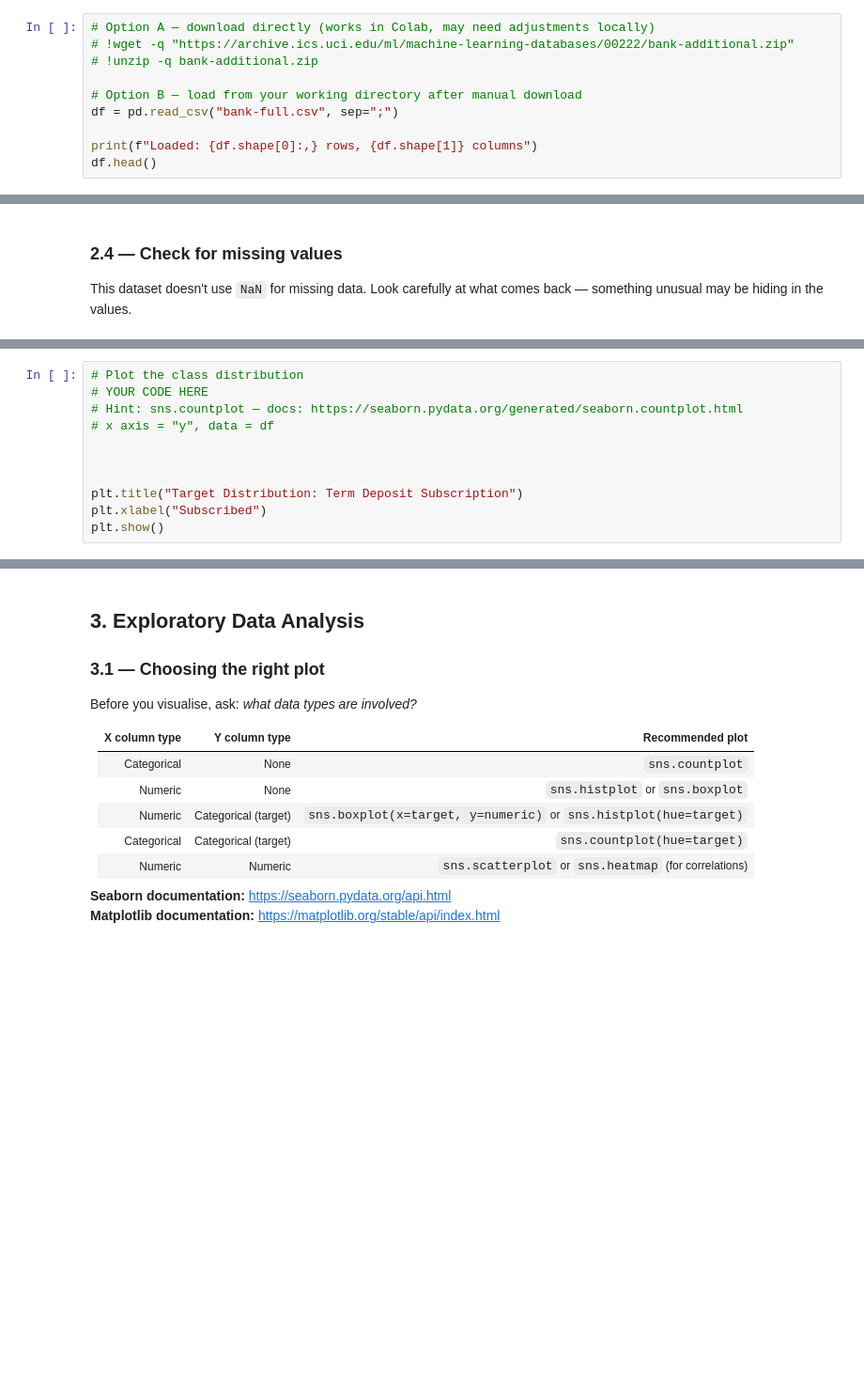
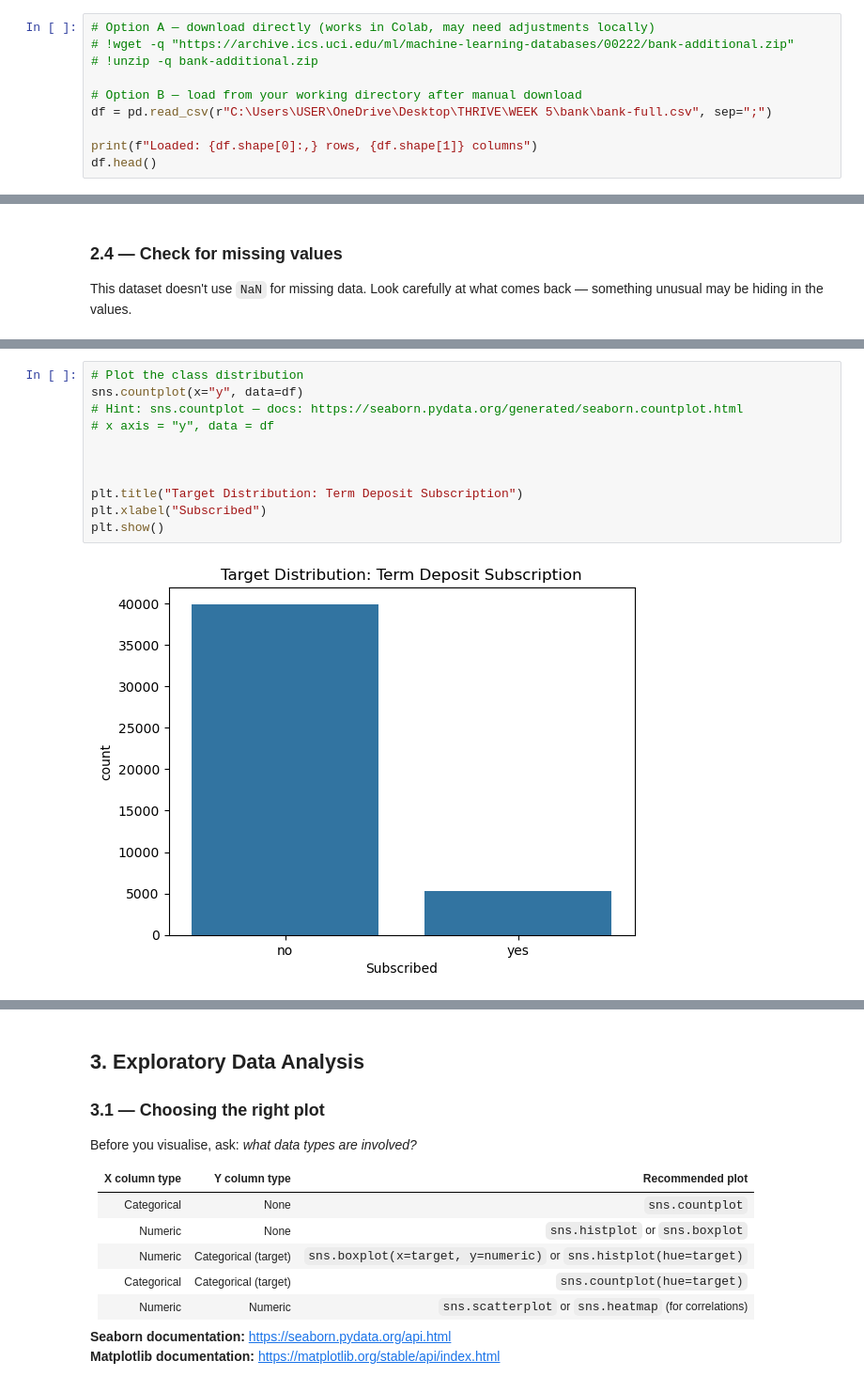
Before and after one commit to ReginaRobertson/Thrive-Africa-AdMLAI-Group-5-Assignments, a Jupyter notebook: AdMLAI_group_5_week5_assignment.ipynb, the cells around one changed output, grey strips where cells are left out. Shown at 94% size. Drawn from its saved outputs; the diff is of its cells as text; blank space fills up the shorter version.

Commit message:
Update AdMLAI_group_5_week5_assignment.ipynb
Updated Assignment

```diff
--- a/AdMLAI_group_5_week5_assignment.ipynb
+++ b/AdMLAI_group_5_week5_assignment.ipynb
@@ -134,7 +136,7 @@ Once it's in your working directory, load it with pandas.
 # !unzip -q bank-additional.zip
 
 # Option B — load from your working directory after manual download
-df = pd.read_csv("bank-full.csv", sep=";")
+df = pd.read_csv(r"C:\Users\USER\OneDrive\Desktop\THRIVE\WEEK 5\bank\bank-full.csv", sep=";")
 
 print(f"Loaded: {df.shape[0]:,} rows, {df.shape[1]} columns")
 df.head()
@@ -206,14 +315,16 @@ print(rates)
 # %%
 # Plot the class distribution
-# YOUR CODE HERE
+sns.countplot(x="y", data=df)
 # Hint: sns.countplot — docs: https://seaborn.pydata.org/generated/seaborn.countplot.html
 # x axis = "y", data = df
 
 
 
 plt.title("Target Distribution: Term Deposit Subscription")
 plt.xlabel("Subscribed")
 plt.show()
+# %% [output]
+[figure, added]
 # %% [markdown]
 **Q2.5 — What is the subscription rate? What problem does this create for model evaluation?**
 
```
Also changed, not shown: parts of 11 cells of this notebook.
